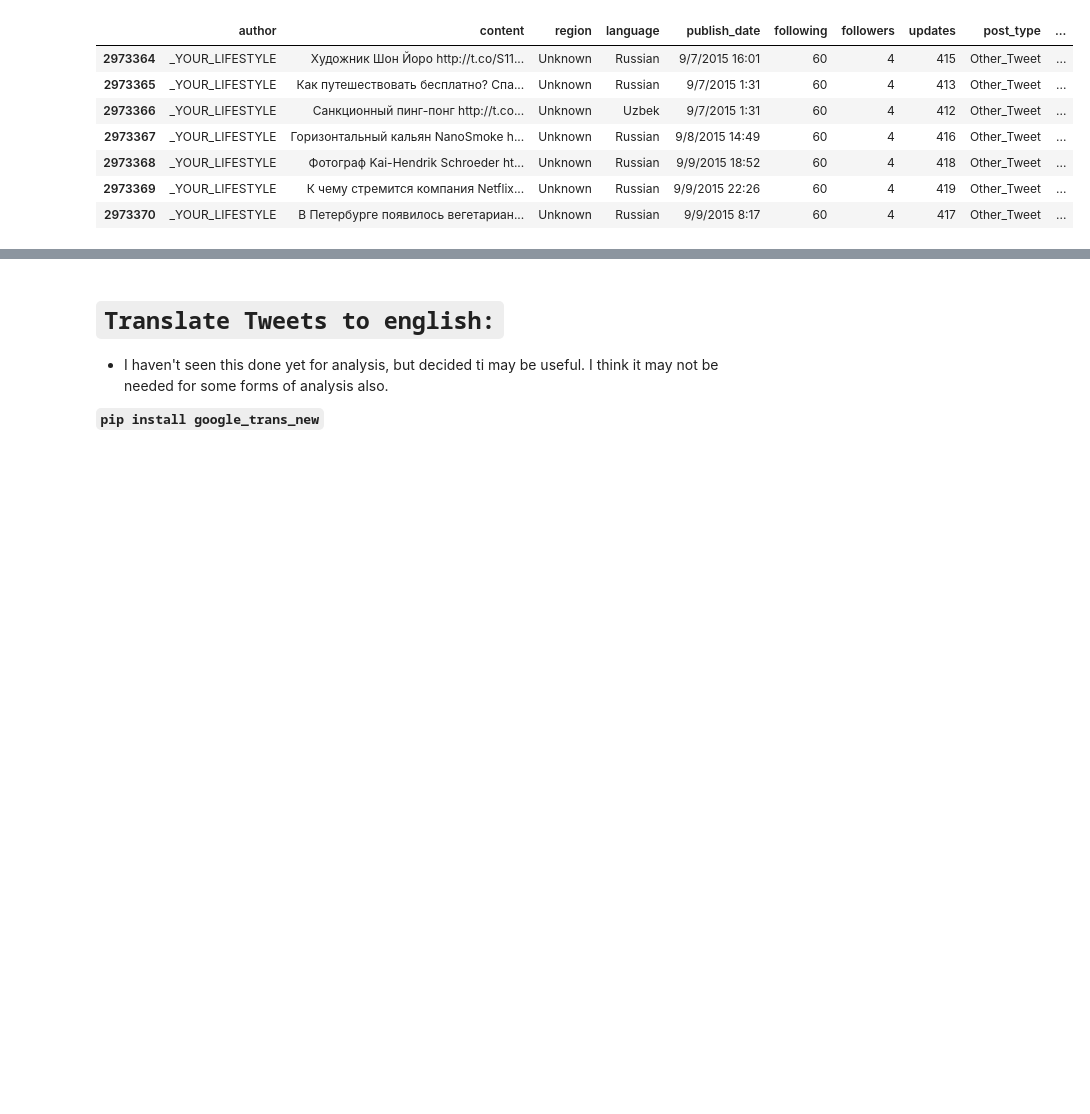
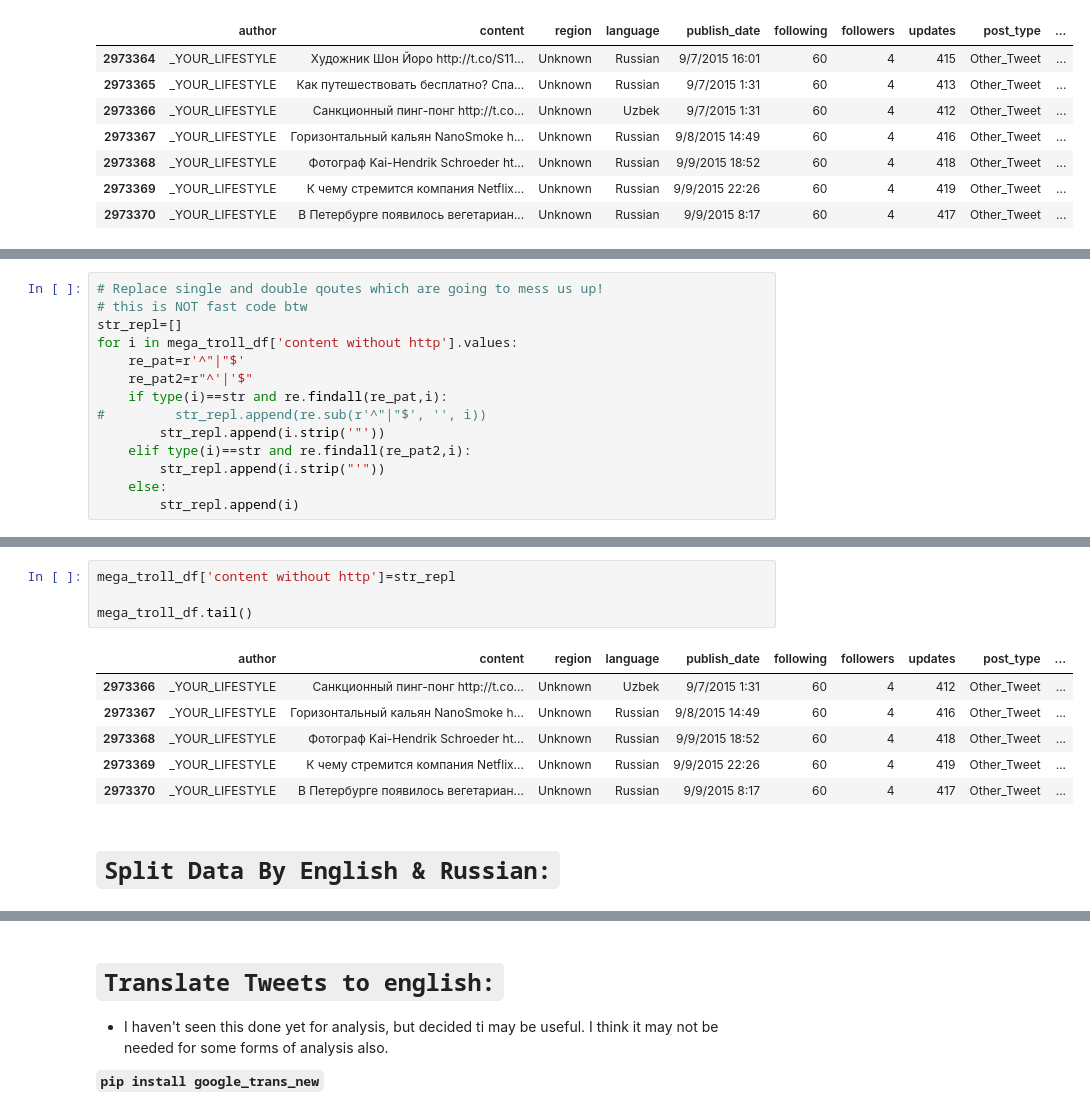
Before and after one commit to MrFuguDataScience/NLP, a Jupyter notebook: Troll_Tweets_NLP.ipynb, the cells around one changed output, grey strips where cells are left out. Drawn from its saved outputs; the diff is of its cells as text; blank space fills up the shorter version.

Commit message:
Troll_Tweets_01
update junk code and notes

```diff
--- a/Troll_Tweets_NLP.ipynb
+++ b/Troll_Tweets_NLP.ipynb
@@ -440,0 +438,14 @@ mega_troll_df.to_csv('mega_troll.csv')
+# %%
+# Replace single and double qoutes which are going to mess us up!
+# this is NOT fast code btw
+str_repl=[]
+for i in mega_troll_df['content without http'].values:
+    re_pat=r'^"|"$'
+    re_pat2=r"^'|'$"
+    if type(i)==str and re.findall(re_pat,i):
+#         str_repl.append(re.sub(r'^"|"$', '', i))
+        str_repl.append(i.strip('"'))
+    elif type(i)==str and re.findall(re_pat2,i):
+        str_repl.append(i.strip("'"))
+    else:
+        str_repl.append(i)
@@ -440,0 +458,13 @@ mega_troll_df.to_csv('mega_troll.csv')
+# %%
+mega_troll_df['content without http']=str_repl
+
+mega_troll_df.tail()
+# %% [output]
+|  | author | content | region | language | publish_date | following | followers | updates | post_type | ... |
+| 2973366 | _YOUR_LIFESTYLE | Санкционный пинг-понг http://t.co... | Unknown | Uzbek | 9/7/2015 1:31 | 60 | 4 | 412 | Other_Tweet | ... |
+| 2973367 | _YOUR_LIFESTYLE | Горизонтальный кальян NanoSmoke h... | Unknown | Russian | 9/8/2015 14:49 | 60 | 4 | 416 | Other_Tweet | ... |
+| 2973368 | _YOUR_LIFESTYLE | Фотограф Kai-Hendrik Schroeder ht... | Unknown | Russian | 9/9/2015 18:52 | 60 | 4 | 418 | Other_Tweet | ... |
+| 2973369 | _YOUR_LIFESTYLE | К чему стремится компания Netflix... | Unknown | Russian | 9/9/2015 22:26 | 60 | 4 | 419 | Other_Tweet | ... |
+| 2973370 | _YOUR_LIFESTYLE | В Петербурге появилось вегетариан... | Unknown | Russian | 9/9/2015 8:17 | 60 | 4 | 417 | Other_Tweet | ... |
+# %% [markdown]
+# `Split Data By English & Russian:`
```
Also changed, not shown: parts of 10 cells of this notebook.
